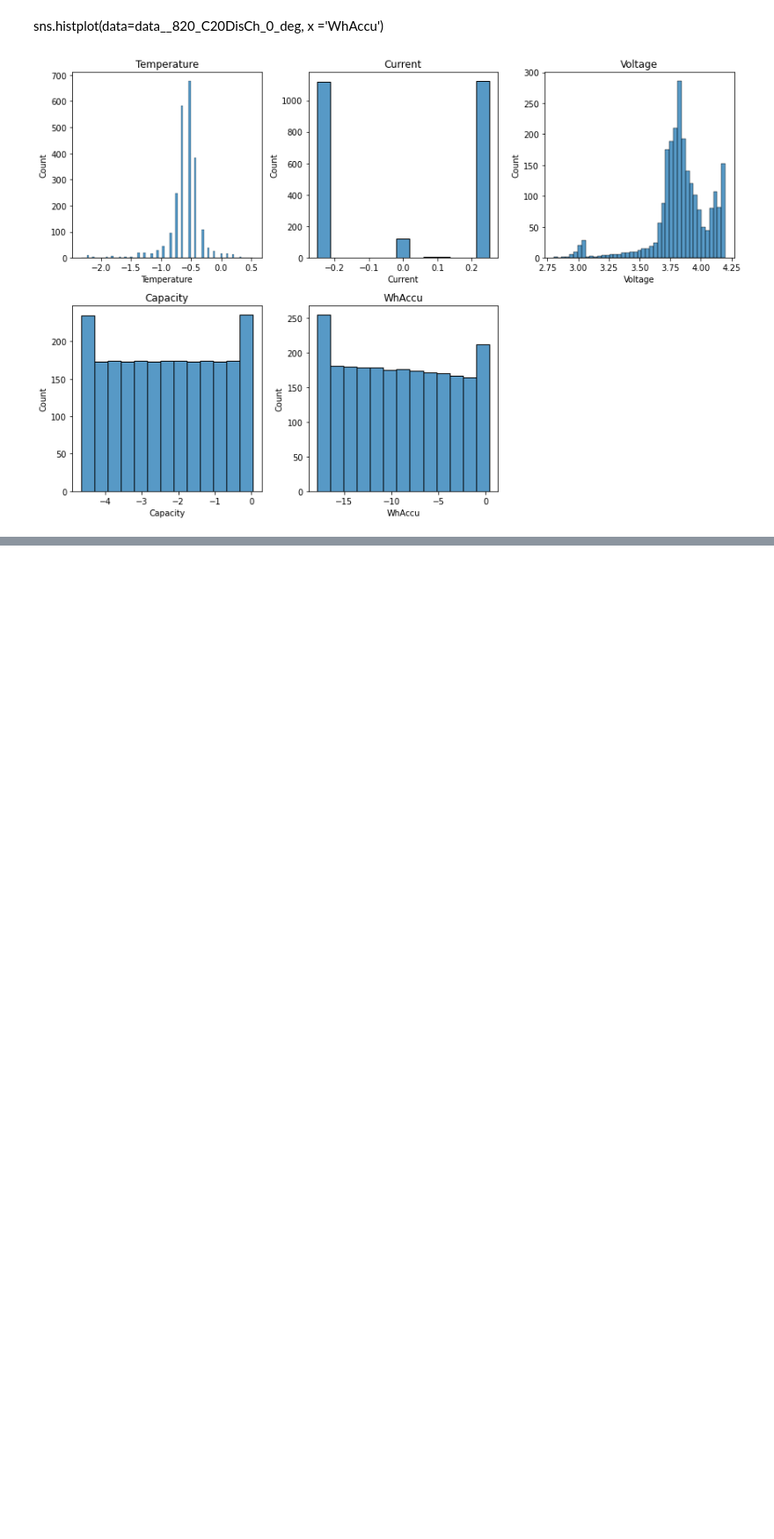
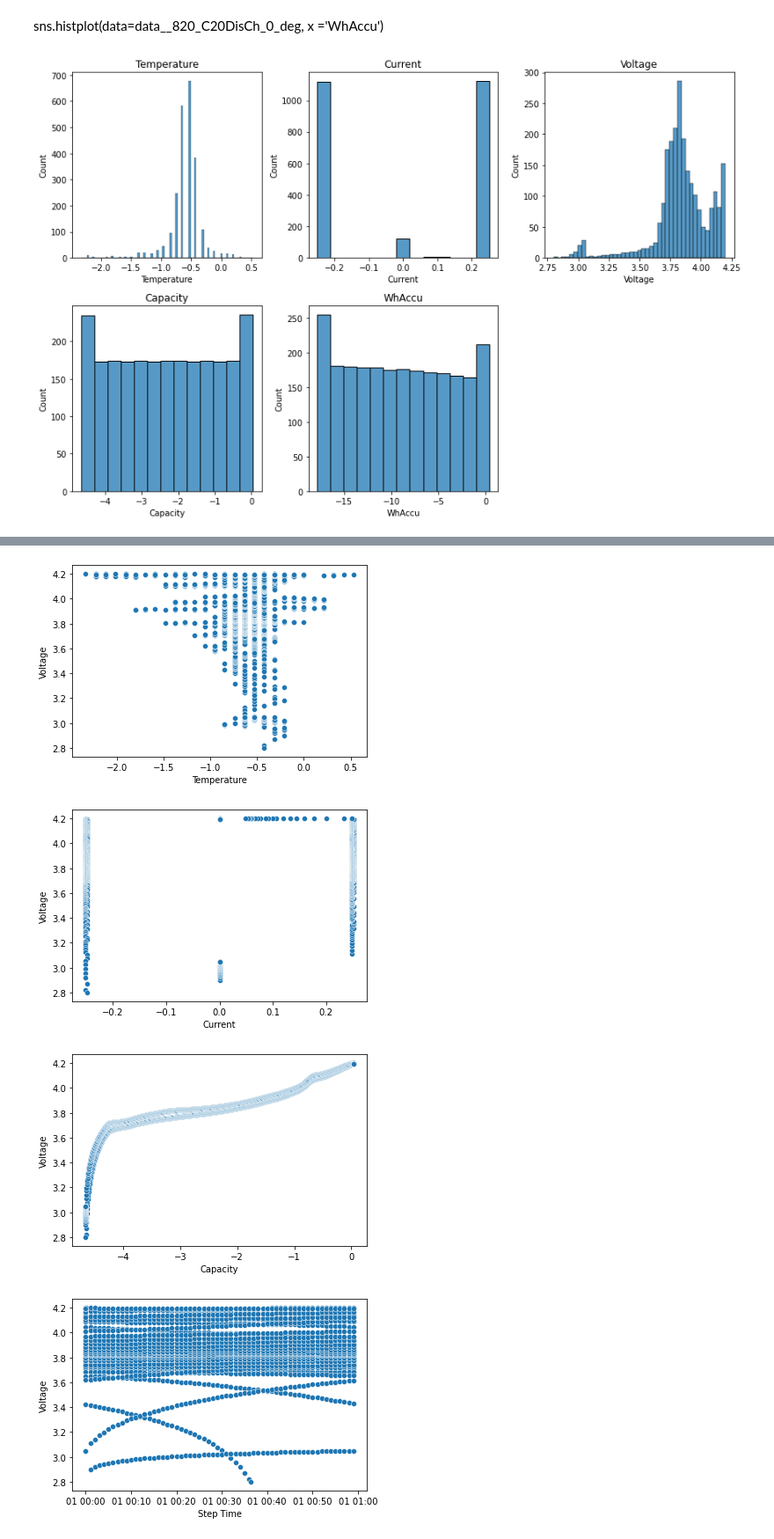
Before and after one commit to bpst98/battery_usage, a Jupyter notebook: Project-4.ipynb, the cells around one changed output, grey strips where cells are left out. Shown: that part at 88% size. Drawn from its saved outputs; the diff is of its cells as text; code cells hidden in the pictures; blank space fills up the shorter version.

```diff
--- a/Project-4.ipynb
+++ b/Project-4.ipynb
@@ -198,0 +204,17 @@ plt.show()
+# %%
+sns.scatterplot(data=data__820_C20DisCh_0_deg, x='Temperature', y='Voltage')
+plt.show()
+
+sns.scatterplot(data=data__820_C20DisCh_0_deg, x='Current', y='Voltage')
+plt.show()
+
+sns.scatterplot(data=data__820_C20DisCh_0_deg, x='Capacity', y='Voltage')
+plt.show()
+
+sns.scatterplot(data=data__820_C20DisCh_0_deg, x='Step Time', y='Voltage')
+plt.show()
+# %% [output]
+[figure, added]
+[figure, added]
+[figure, added]
+[figure, added]
```
Also changed, not shown: parts of 2 cells of this notebook.
